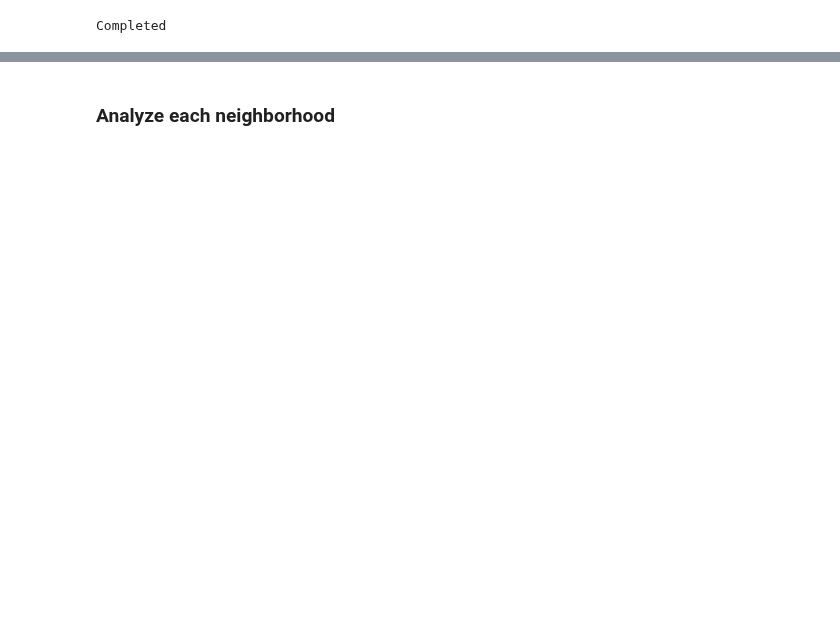
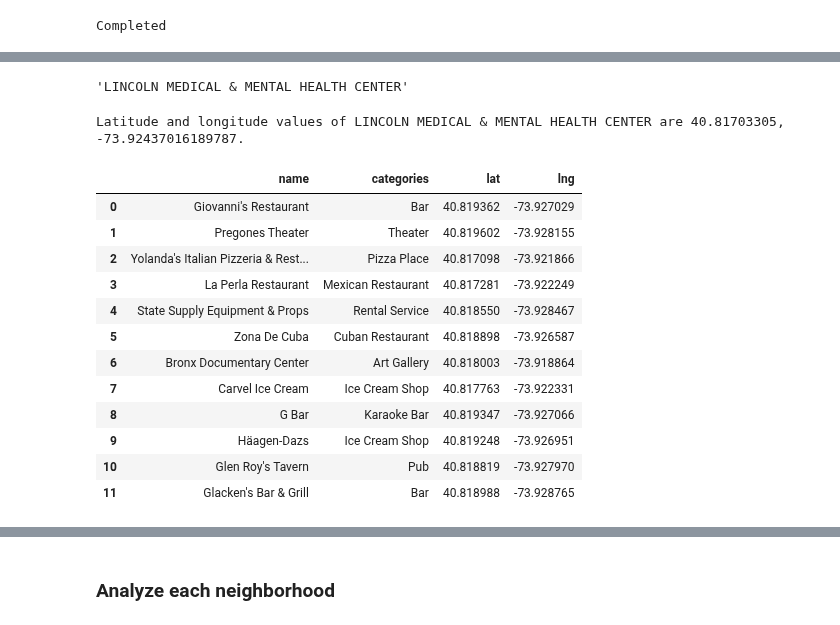
Before and after one commit to turtlek/CourseraCapstone, a Jupyter notebook: Traveling Nurse Neighborhood Selection .ipynb, the cells around one changed output, grey strips where cells are left out. Cells and saved outputs as stored; diff of their text form; code cells hidden in the pictures; blank space fills up the shorter version.

```diff
--- a/Traveling Nurse Neighborhood Selection .ipynb
+++ b/Traveling Nurse Neighborhood Selection .ipynb
@@ -557,0 +567,15 @@ Completed
+# %%
+HospitalsNYC.loc[0, 'Facility']
+# %% [output]
+'LINCOLN MEDICAL & MENTAL HEALTH CENTER'
+# %%
+neighborhood_latitude = HospitalsNYC.loc[0, 'lat'] # neighborhood latitude value
+neighborhood_longitude = HospitalsNYC.loc[0, 'long'] # neighborhood longitude value
+
+neighborhood_name = HospitalsNYC.loc[0, 'Facility'] # neighborhood name
+
+print('Latitude and longitude values of {} are {}, {}.'.format(neighborhood_name,
+                                                               neighborhood_latitude,
+                                                               neighborhood_longitude))
+# %% [output]
+Latitude and longitude values of LINCOLN MEDICAL & MENTAL HEALTH CENTER are 40.81703305, -73.92437016189787.
@@ -567,6 +604,36 @@ def get_category_type(row):
         return None
     else:
         return categories_list[0]['name']
+# %%
+venues = results['response']['groups'][0]['items']
+
+nearby_venues = json_normalize(venues) # flatten JSON
+
+# filter columns
+filtered_columns = ['venue.name', 'venue.categories', 'venue.location.lat', 'venue.location.lng']
+nearby_venues =nearby_venues.loc[:, filtered_columns]
+
+# filter the category for each row
+nearby_venues['venue.categories'] = nearby_venues.apply(get_category_type, axis=1)
+
+# clean columns
+nearby_venues.columns = [col.split(".")[-1] for col in nearby_venues.columns]
+
+nearby_venues.head(12)
+# %% [output]
+|  | name | categories | lat | lng |
+| 0 | Giovanni's Restaurant | Bar | 40.819362 | -73.927029 |
+| 1 | Pregones Theater | Theater | 40.819602 | -73.928155 |
+| 2 | Yolanda's Italian Pizzeria & Rest... | Pizza Place | 40.817098 | -73.921866 |
+| 3 | La Perla Restaurant | Mexican Restaurant | 40.817281 | -73.922249 |
+| 4 | State Supply Equipment & Props | Rental Service | 40.818550 | -73.928467 |
+| 5 | Zona De Cuba | Cuban Restaurant | 40.818898 | -73.926587 |
+| 6 | Bronx Documentary Center | Art Gallery | 40.818003 | -73.918864 |
+| 7 | Carvel Ice Cream | Ice Cream Shop | 40.817763 | -73.922331 |
+| 8 | G Bar | Karaoke Bar | 40.819347 | -73.927066 |
+| 9 | Häagen-Dazs | Ice Cream Shop | 40.819248 | -73.926951 |
+| 10 | Glen Roy's Tavern | Pub | 40.818819 | -73.927970 |
+| 11 | Glacken's Bar & Grill | Bar | 40.818988 | -73.928765 |
 # %%
 #Defining a new founction to cycle on this for each neighborhood
 
```
Also changed, not shown: parts of 29 cells of this notebook.
